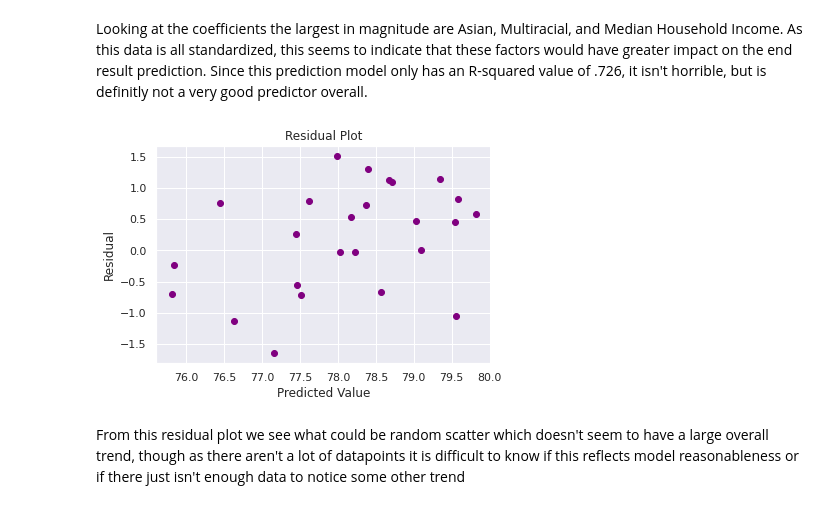
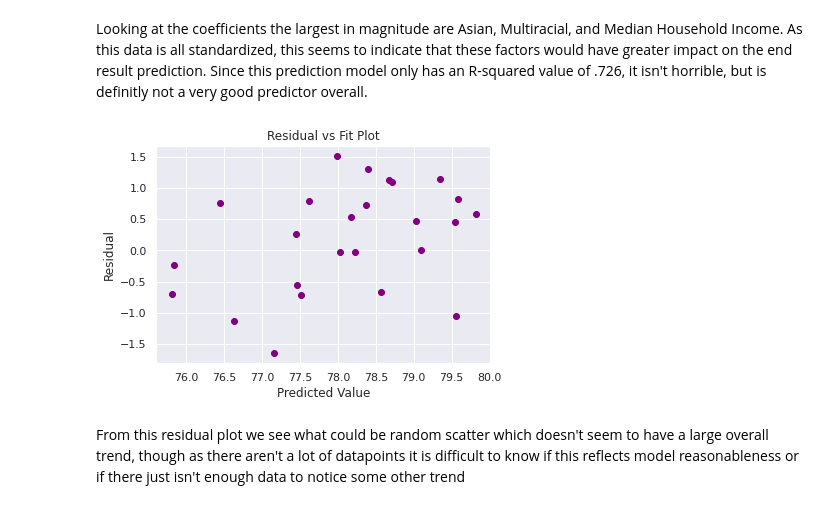
Before and after one commit to OnionYams/Dev10-Capstone, a Jupyter notebook: code/TR2_EB Model.ipynb, the cells around one changed output. Drawn from its saved outputs; the diff is of its cells as text; code cells hidden in the pictures.

```diff
--- a/code/TR2_EB Model.ipynb
+++ b/code/TR2_EB Model.ipynb
@@ -79,16 +79,16 @@ Since this prediction model only has an R-squared value of .726, it isn't horrib
 # %%
 import seaborn as sns
 import matplotlib.pyplot as plt
 import scipy.stats
 sns.set_theme(style="darkgrid", palette='pastel')
 
 ax_lr1=plt.scatter(normal_lin_reg_predictions,y1_test-normal_lin_reg_predictions,c='purple')
 plt.xlabel("Predicted Value")
 plt.ylabel("Residual")
-plt.title("Residual Plot")
+plt.title("Residual vs Fit Plot")
 plt.show()
 # %% [output]
-[figure, old version]
+[figure, new version]
 # %% [markdown]
 From this residual plot we see what could be random scatter which doesn't seem to have a large overall trend, though as there aren't
 a lot of datapoints it is difficult to know if this reflects model reasonableness or if there just isn't enough data to notice some other trend
```
Also changed, not shown: parts of 5 cells of this notebook.
